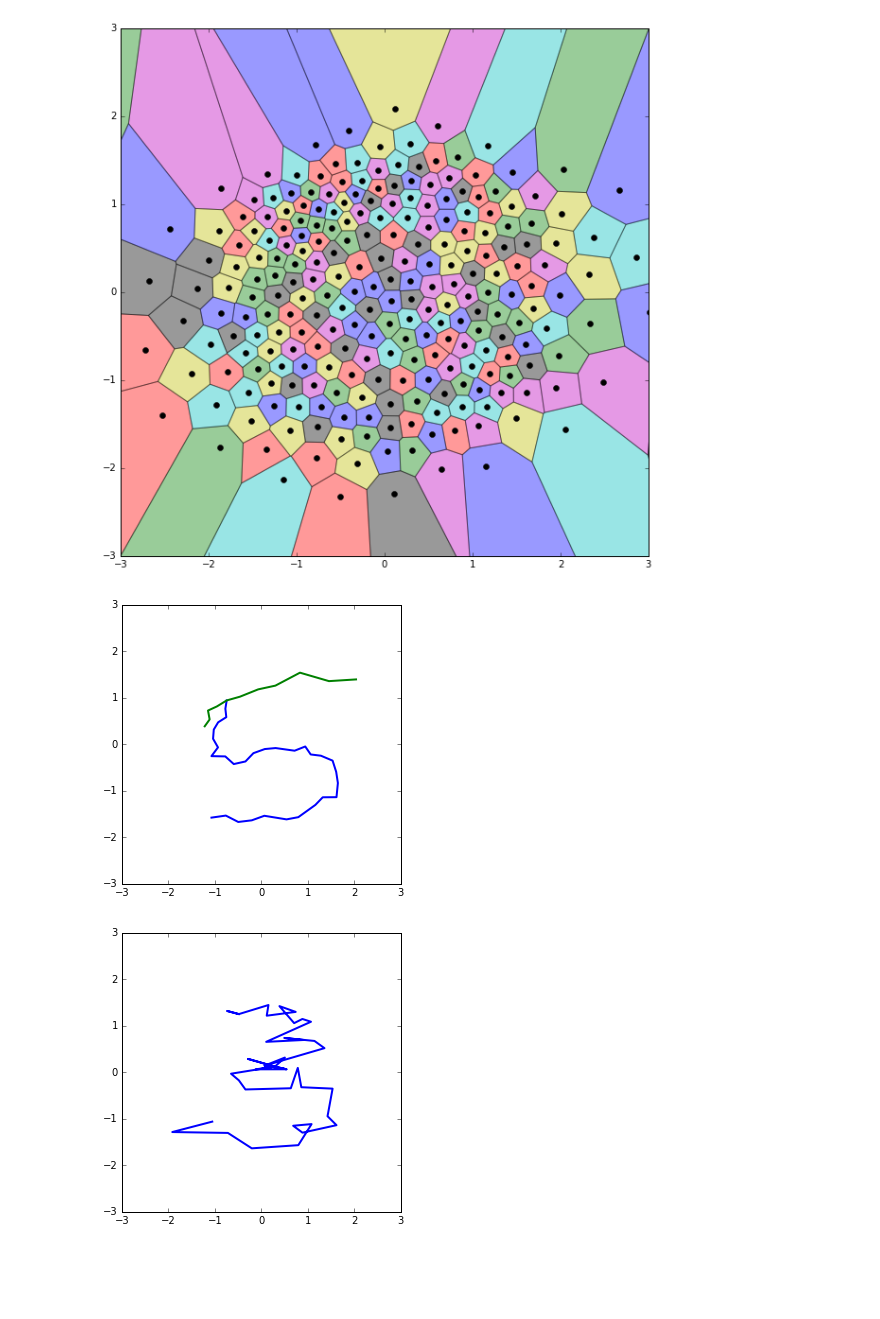
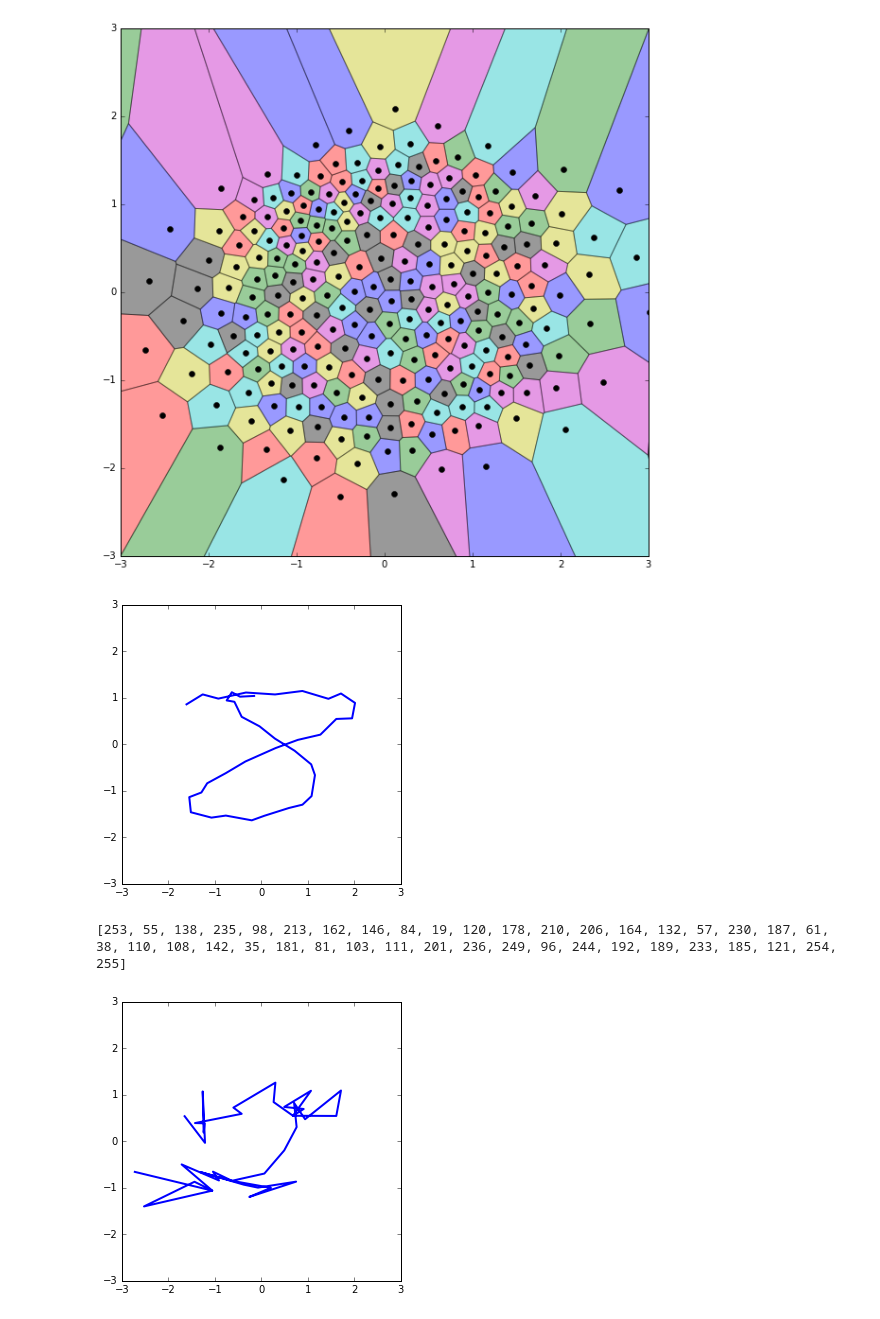
Before and after one commit to choucavalier/pendigits-hmm, a Jupyter notebook: Notebook.ipynb, the cells around one changed output. Cells and saved outputs as stored; diff of their text form; code cells hidden in the pictures; blank space fills up the shorter version.

```diff
--- a/Notebook.ipynb
+++ b/Notebook.ipynb
@@ -14,8 +14,8 @@ warnings.filterwarnings('ignore')
 # %%
 n_observation_classes = 256
 n_hidden_states = 30
-n_iter = 1000
-tol = 1.0
+n_iter = 10000
+tol = 0.1
 # %%
 parse = parser.Parser();
 train_digits = parse.parse_file('data/pendigits-train');
@@ -42,18 +42,19 @@ voronoi.plot_centroids(centroids);
 training.set_digit_observations(train_digits, centroids, n_observation_classes)
 # %%
 pylab.rcParams['figure.figsize'] = (5, 5);
-plotter.plot_digit_observations(train_digits[8], centroids, n_observation_classes, True)
+plotter.plot_digit_observations(train_digits[11], centroids, n_observation_classes, True)
 # %% [output]
-[figure, old version]
+[figure, new version]
+[253, 55, 138, 235, 98, 213, 162, 146, 84, 19, 120, 178, 210, 206, 164, 132, 57, 230, 187, 61, 38, 110, 108, 142, 35, 181, 81, 103, 111, 201, 236, 249, 96, 244, 192, 189, 233, 185, 121, 254, 255]
 # %%
 hidden_markov_models = training.train_hmm(train_digits, n_observation_classes, n_hidden_states, n_iter, tol)
 # %%
 samplings = sampling.get_samplings(hidden_markov_models, n_observation_classes, centroids, 100)
 # %%
 pylab.rcParams['figure.figsize'] = (5, 5);
-plotter.plot_digit(samplings[2][5], True)
+plotter.plot_digit(samplings[0][8], True)
 # %% [output]
-[figure, old version]
+[figure, new version]
 # %%
 pylab.rcParams['figure.figsize'] = (15, 6);
 plotter.plot_digit_samples_heatmap(samplings)
```
Also changed, not shown: parts of 12 cells of this notebook, 49 other files.
